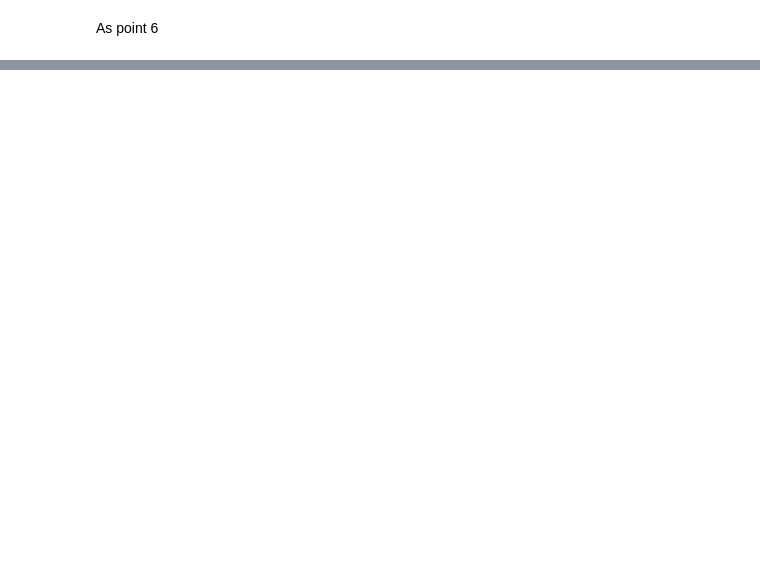
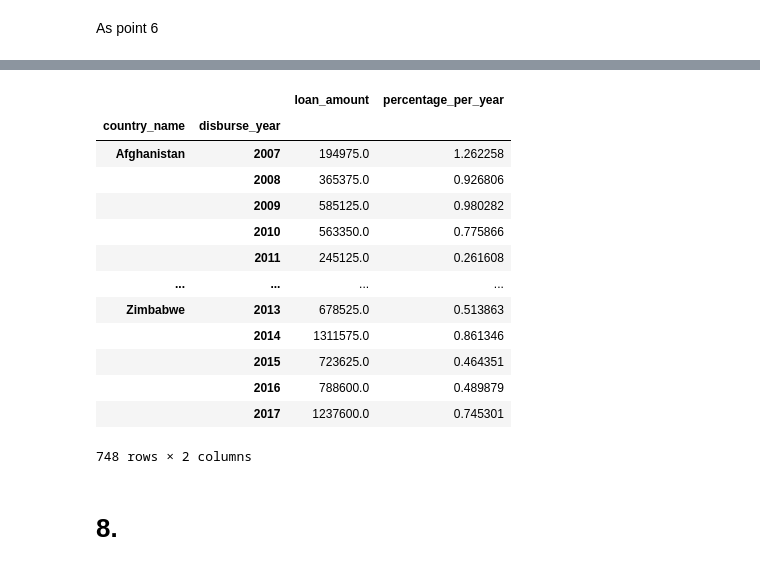
Before and after one commit to AleC28696/ProgettoFCS, a Jupyter notebook: Untitled.ipynb, the cells around one changed output, grey strips where cells are left out. Drawn from its saved outputs; the diff is of its cells as text; code cells hidden in the pictures; blank space fills up the shorter version.

```diff
--- a/Untitled.ipynb
+++ b/Untitled.ipynb
@@ -227,5 +228,2 @@ country_loans_per_year
 # %% [markdown]
 As point 6
-# %%
-country_loans_per_year['loan_percentage'] = country_loans_per_year['loan_amount'] / overall_amount_lent * 100
-country_loans_per_year
@@ -245,0 +230,12 @@ country_loans_per_year
+# %%
+percentage_per_country_year = {}
+
+overall_amount_per_year = loans.groupby('disburse_year')['loan_amount'].sum()
+
+for i in loans.groupby('country_name')['loan_amount'].sum().index: #i=country, j=year
+    percentage_per_country_year[i] = {}
+
+for i, j in country_loans_per_year.index:
+    percentage_per_country_year[i][j] = {'percentage': (country_loans_per_year.loc[i,j] / overall_amount_per_year.loc[j] * 100)[0]}
+
+percentage_per_country_year
@@ -245,0 +260,5 @@ country_loans_per_year
+# %%
+df = pd.DataFrame.from_dict({(i,j): percentage_per_country_year[i][j]
+                           for i in percentage_per_country_year.keys()
+                           for j in percentage_per_country_year[i].keys()},
+                       orient='index')
@@ -245,0 +279,21 @@ country_loans_per_year
+# %%
+country_loans_per_year = pd.concat([country_loans_per_year,df], axis=1)
+country_loans_per_year.columns = ['loan_amount', 'percentage_per_year']
+country_loans_per_year
+# %% [output]
+|  |  | loan_amount | percentage_per_year |
+| country_name | disburse_year |  |  |
+| Afghanistan | 2007 | 194975.0 | 1.262258 |
+|  | 2008 | 365375.0 | 0.926806 |
+|  | 2009 | 585125.0 | 0.980282 |
+|  | 2010 | 563350.0 | 0.775866 |
+|  | 2011 | 245125.0 | 0.261608 |
+| ... | ... | ... | ... |
+| Zimbabwe | 2013 | 678525.0 | 0.513863 |
+|  | 2014 | 1311575.0 | 0.861346 |
+|  | 2015 | 723625.0 | 0.464351 |
+|  | 2016 | 788600.0 | 0.489879 |
+|  | 2017 | 1237600.0 | 0.745301 |
+748 rows × 2 columns
+# %% [markdown]
+# 8.
```
Also changed, not shown: parts of 9 cells of this notebook.
